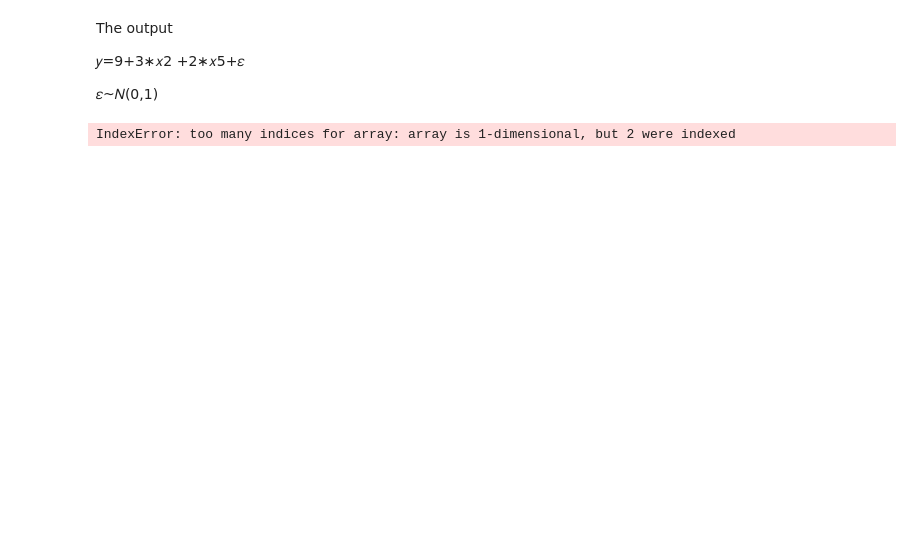
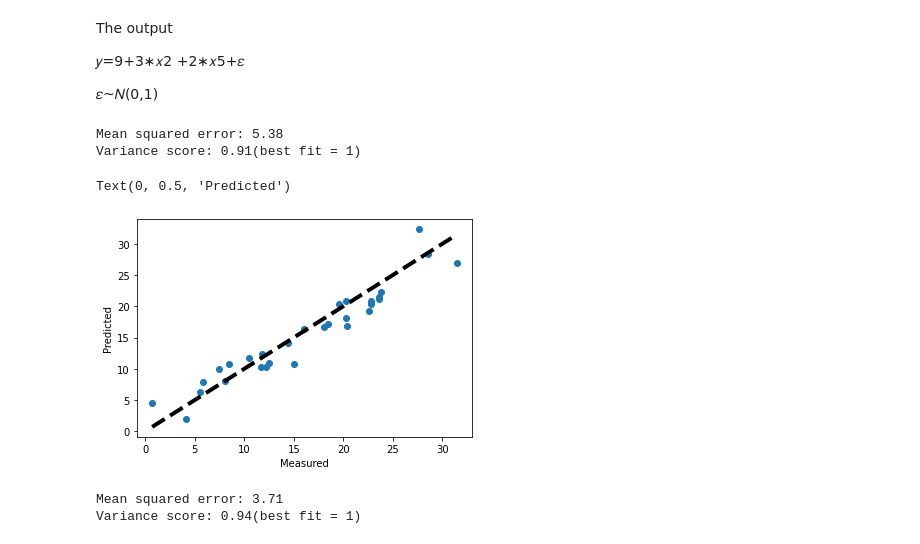
Before and after one commit to gitony0101/homework, a Jupyter notebook: HW5 540.ipynb, the cells around one changed output. Saved outputs shown, nothing was run; the diff lists cells and outputs as text; code cells hidden in the pictures; blank space fills up the shorter version.

```diff
--- a/HW5 540.ipynb
+++ b/HW5 540.ipynb
@@ -105,11 +105,6 @@ y = 9+3*x[:,1]+2*x[:,4] + rng.normal(0,1,n)
 # %%
 x_train, x_test, y_train, y_test = train_test_split(x, y, test_size=0.3, random_state=123)
 # %%
-x1_train = x_train[:, 0:1]
-y1_train = y_train[:, 0:1]
-
-x1_test = x_test[:, 0:1]
-y1_test = y_test[:, 0:1]
+X1_train = x_train[:, 0:1]
+X1_test = x_test[:, 0:1]
-# %% [output]
-IndexError: too many indices for array: array is 1-dimensional, but 2 were indexed
 # %%
@@ -118,2 +114,21 @@ IndexError: too many indices for array: array is 1-dimensional, but 2 were index
 # %%
 regr_1 = linear_model.LinearRegression()
+# %%
+regr1 = linear_model.LinearRegression()
+regr1.fit(X1_train, y_train)
+pred1_test = regr1.predict(X1_test)
+# %%
+print("Mean squared error: %.2f"% mean_squared_error(y_test, pred1_test))
+print('Variance score: %.2f(best fit = 1)' % r2_score(y_test, pred1_test))
+# %% [output]
+Mean squared error: 5.38
+Variance score: 0.91(best fit = 1)
+# %%
+fig, ax = plt.subplots()
+ax.scatter(y_test, pred1_test)
+ax.plot([y_test.min(), y_test.max()], [y_test.min(), y_test.max()], 'k--', lw=4)
+ax.set_xlabel('Measured')
+ax.set_ylabel('Predicted')
+# %% [output]
+Text(0, 0.5, 'Predicted')
+[figure, added]
@@ -119,0 +144,6 @@ regr_1 = linear_model.LinearRegression()
+# %%
+print("Mean squared error: %.2f"% mean_squared_error(y_test, pred2_test))
+print('Variance score: %.2f(best fit = 1)' % r2_score(y_test, pred2_test))
+# %% [output]
+Mean squared error: 3.71
+Variance score: 0.94(best fit = 1)
```
Also changed, not shown: parts of 28 cells of this notebook.
